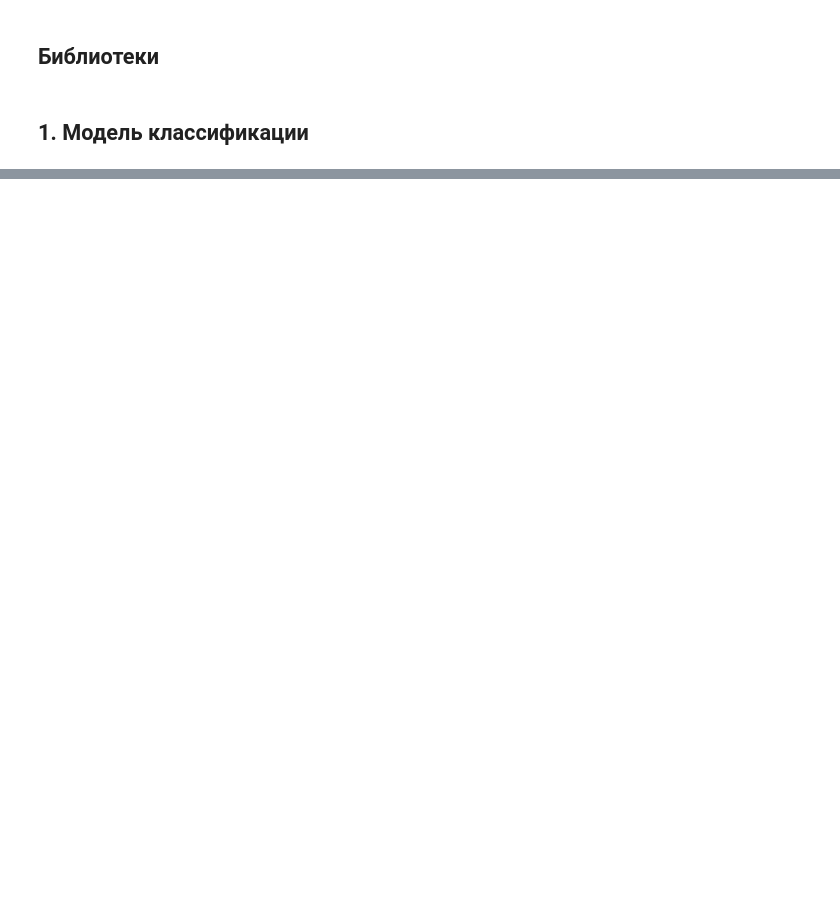
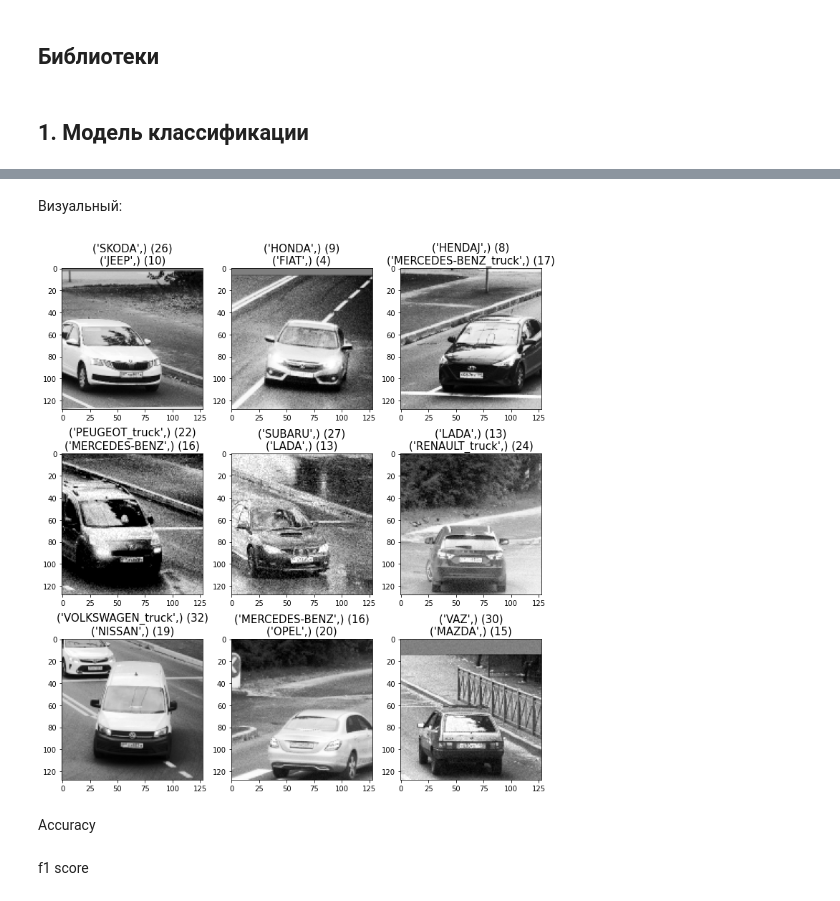
Before and after one commit to vederko-p/Junior-ML-Contest, a Jupyter notebook: 2. Triplet Loss Model.ipynb, the cells around one changed output, grey strips where cells are left out. Drawn from its saved outputs; the diff is of its cells as text; code cells hidden in the pictures; blank space fills up the shorter version.

```diff
--- a/2. Triplet Loss Model.ipynb
+++ b/2. Triplet Loss Model.ipynb
@@ -31,0 +41,19 @@ test_cl_ds.classify_ds_test(classif_ds_train, n=3,
+# %%
+mark_classes_n = len(classif_ds_train.labels_code)
+class_mark_model = ClassificationForTLModel(mark_classes_n)
+# %% [markdown]
+Визуальный:
+# %%
+t = class_m_test.test_classif_model(class_mark_model,
+                                    classif_ds_train,
+                                    n_rows=4)
+
+test_cl_ds.classify_ds_test(classif_ds_train, n_rows=3,
+                            lines_span=1.5, figsize_sq=3,
+                            imgs_indexes=t[0], add_to_title=t[1])
+# %% [output]
+[figure, added]
+# %% [markdown]
+Accuracy
+# %% [markdown]
+f1 score
```
Also changed, not shown: parts of 4 cells of this notebook.
